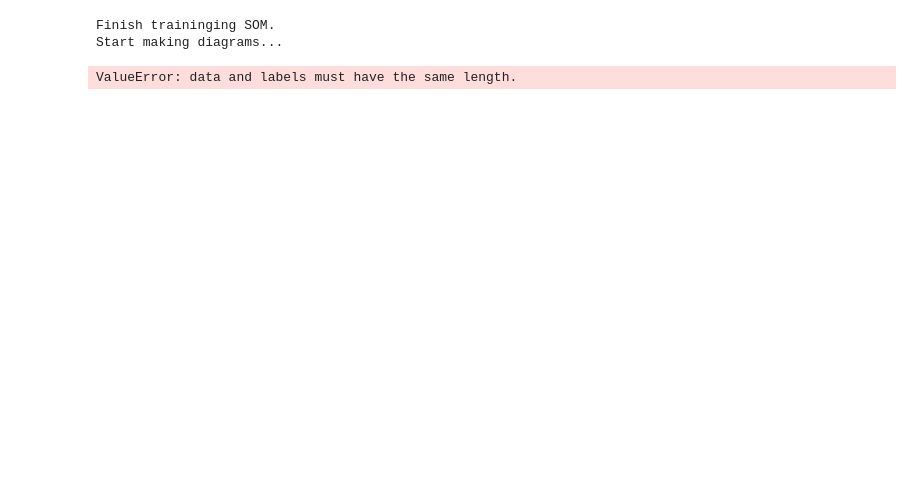
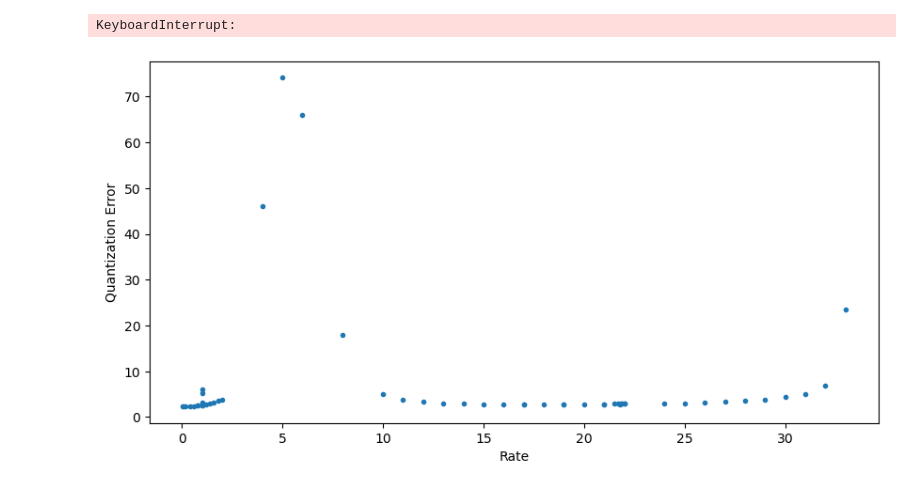
Before and after one commit to zrk-dreamer/SPHEREx_SOM, a Jupyter notebook: preliminary_exploration.ipynb, the cells around one changed output. Cells and saved outputs as stored; diff of their text form; code cells hidden in the pictures; blank space fills up the shorter version.

Commit message:
Add several new features
1. save figures
2.prevent saving pkl from crruption
3.run a series of sigma and rate with fixed fim = 40

```diff
--- a/preliminary_exploration.ipynb
+++ b/preliminary_exploration.ipynb
@@ -137,2 +144,2 @@ data, data_err, info_data = remove_low_SNR(data = phot_data, data_err = phot_err
 # %%
-proc_data = preprocess(data = data, data_err = data_err, mode = "SNR")
+proc_data = preprocess(data = data, data_err = data_err, mode = "default")
@@ -143,7 +148,5 @@ proc_data.shape
 # %%
-for i in range(1, 21):
-    som = basic_som(data = proc_data, info_data = info_data, dim = 40, cmap = "viridis", sigma = 0.4, preproc = "SNR", learning_rate = i / 10)
+for i in range(1, 10):
+    som = basic_som(data = proc_data, info_data = info_data, dim = 40, cmap = "viridis", sigma = i / 10, preproc = "default", learning_rate = 1, save = True)
 # %% [output]
-Finish traininging SOM.
-Start making diagrams...
+KeyboardInterrupt:
-ValueError: data and labels must have the same length.
@@ -170,3 +152,0 @@ ValueError: data and labels must have the same length.
-# %%
-with open("D:/SPHEREx_SOM/record/preliminary_exploration/record.pkl", "rb") as fh:
-    record = pickle.load(fh)
@@ -174,0 +153,13 @@ record
+# %%
+x = []
+y1 = []
+y2 = []
+for i in record:
+    if i["dim"] == 40 and i["sigma"] == 0.4 and i["preproc"] == "default":
+        x.append(i["rate"])
+        y1.append(i["topo_err"])
+        y2.append(i["quan_err"])
+
+x = np.array(x)
+y1 = np.array(y1)
+y2 = np.array(y2)
@@ -174,0 +168,8 @@ record
+# %%
+plt.figure(figsize = (10, 5))
+plt.plot(x[x<35], y2[x<35], lw = 0, marker = ".")
+plt.xlabel("Rate")
+plt.ylabel("Quantization Error")
+plt.show()
+# %% [output]
+[figure, added]
```
Also changed, not shown: parts of 9 cells of this notebook.
